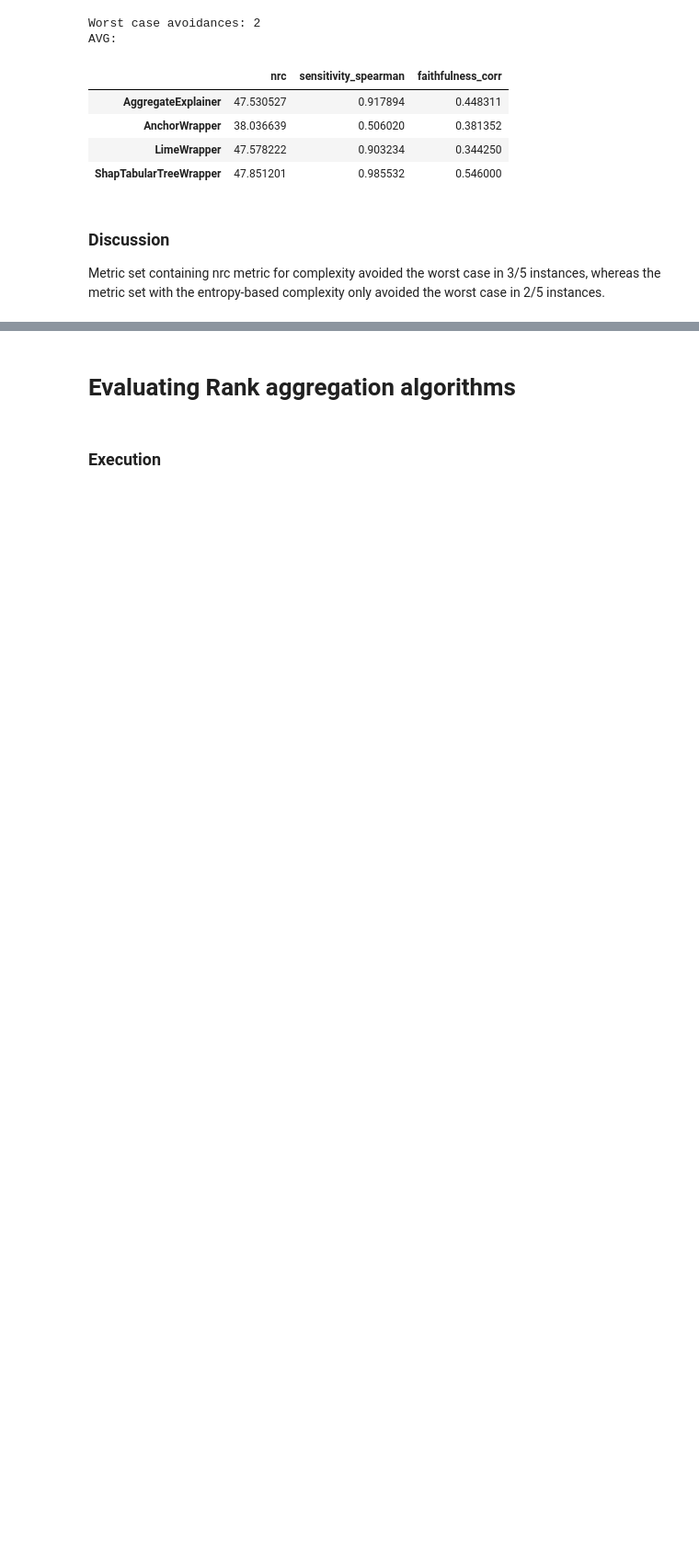
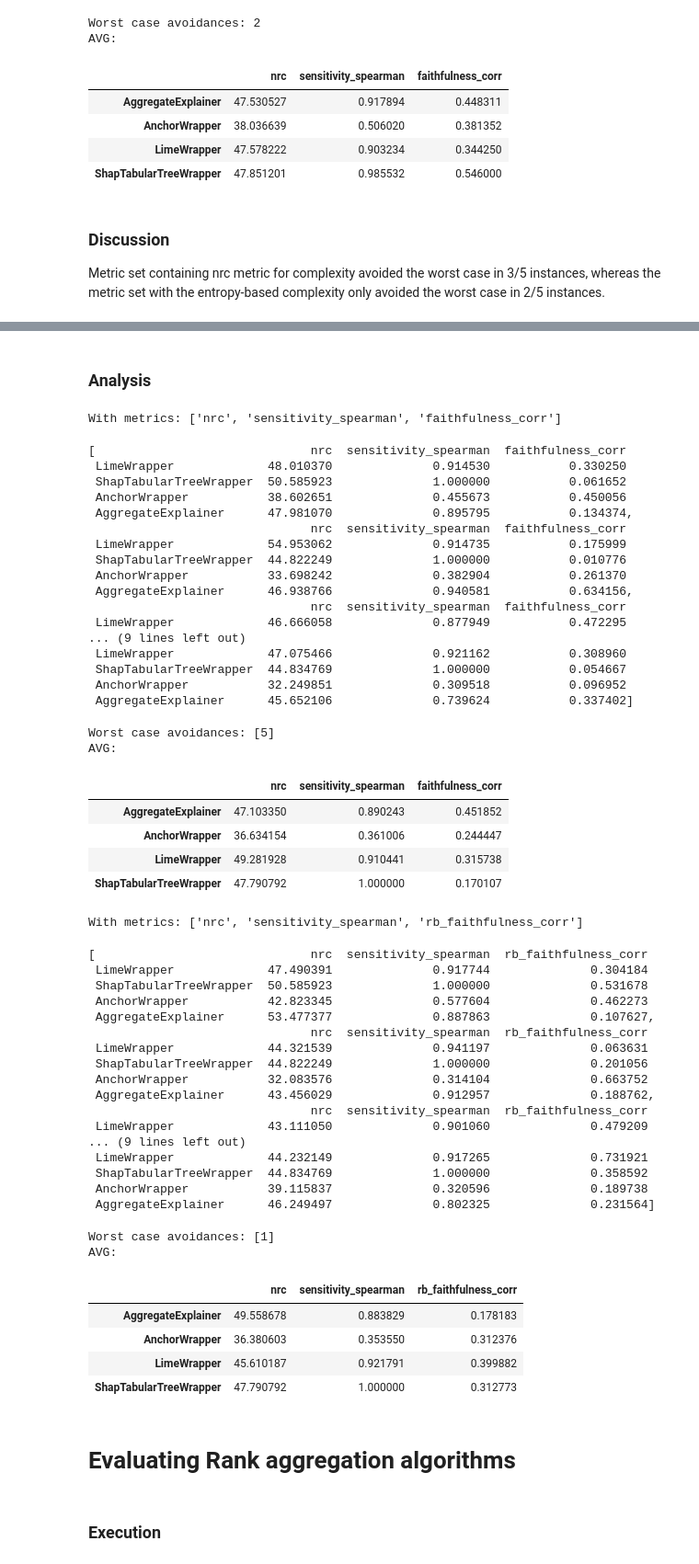
Before and after one commit to hiaac-finance/xai_aggregation, a Jupyter notebook: experiments/EXP_taiwan_dataset.ipynb, the cells around one changed output, grey strips where cells are left out. Shown at 92% size. Saved outputs shown, nothing was run; the diff lists cells and outputs as text; code cells hidden in the pictures; blank space fills up the shorter version.

```diff
--- a/experiments/EXP_taiwan_dataset.ipynb
+++ b/experiments/EXP_taiwan_dataset.ipynb
@@ -302,0 +306,15 @@ Metric set containing nrc metric for complexity avoided the worst case in 3/5 in
+# %%
+results, metadata = evaluate_aggregate_explainer(
+    clf, X_train, X_test, categorical_features,
+    metrics_sets=[
+        ['nrc', 'sensitivity_spearman', 'faithfulness_corr'],
+        ['nrc', 'sensitivity_spearman', 'rb_faithfulness_corr']
+    ],
+    n_instances=5,
+    mp_jobs=5
+)
+
+metadata["description"] = "compares score and rank-based faithfulness metrics"
+
+with open('pickles/taiwan/COMPARE_score_rb_faithfulness_wsum-topsis.pkl', 'wb') as f:
+    dill.dump(ExperimentRun(metadata, results), f)
@@ -303,3 +339,67 @@ Metric set containing nrc metric for complexity avoided the worst case in 3/5 in
+# %% [markdown]
+### Analysis
+# %%
+with open('pickles/taiwan/COMPARE_score_rb_faithfulness_wsum-topsis.pkl', 'rb') as f:
+    exp = dill.load(f)
+# %%
+for i, metrics in enumerate([['nrc', 'sensitivity_spearman', 'faithfulness_corr'],
+                             ['nrc', 'sensitivity_spearman', 'rb_faithfulness_corr']]):
+    print(f"With metrics: {metrics}\n")
+    display(exp.results[i])
+    print(f"Worst case avoidances: {count_worst_case_avoidances(exp.results[i], [False, True, True])}")
+    print("AVG:")
+    display(get_expconfig_mean_results(exp, i))
+# %% [output]
+With metrics: ['nrc', 'sensitivity_spearman', 'faithfulness_corr']
+[                              nrc  sensitivity_spearman  faithfulness_corr
+ LimeWrapper             48.010370              0.914530           0.330250
+ ShapTabularTreeWrapper  50.585923              1.000000           0.061652
+ AnchorWrapper           38.602651              0.455673           0.450056
+ AggregateExplainer      47.981070              0.895795           0.134374,
+                               nrc  sensitivity_spearman  faithfulness_corr
+ LimeWrapper             54.953062              0.914735           0.175999
+ ShapTabularTreeWrapper  44.822249              1.000000           0.010776
+ AnchorWrapper           33.698242              0.382904           0.261370
+ AggregateExplainer      46.938766              0.940581           0.634156,
+                               nrc  sensitivity_spearman  faithfulness_corr
+ LimeWrapper             46.666058              0.877949           0.472295
+... (9 lines left out)
+ LimeWrapper             47.075466              0.921162           0.308960
+ ShapTabularTreeWrapper  44.834769              1.000000           0.054667
+ AnchorWrapper           32.249851              0.309518           0.096952
+ AggregateExplainer      45.652106              0.739624           0.337402]
+Worst case avoidances: [5]
+AVG:
+|  | nrc | sensitivity_spearman | faithfulness_corr |
+| AggregateExplainer | 47.103350 | 0.890243 | 0.451852 |
+| AnchorWrapper | 36.634154 | 0.361006 | 0.244447 |
+| LimeWrapper | 49.281928 | 0.910441 | 0.315738 |
+| ShapTabularTreeWrapper | 47.790792 | 1.000000 | 0.170107 |
+With metrics: ['nrc', 'sensitivity_spearman', 'rb_faithfulness_corr']
+[                              nrc  sensitivity_spearman  rb_faithfulness_corr
+ LimeWrapper             47.490391              0.917744              0.304184
+ ShapTabularTreeWrapper  50.585923              1.000000              0.531678
+ AnchorWrapper           42.823345              0.577604              0.462273
+ AggregateExplainer      53.477377              0.887863              0.107627,
+                               nrc  sensitivity_spearman  rb_faithfulness_corr
+ LimeWrapper             44.321539              0.941197              0.063631
+ ShapTabularTreeWrapper  44.822249              1.000000              0.201056
+ AnchorWrapper           32.083576              0.314104              0.663752
+ AggregateExplainer      43.456029              0.912957              0.188762,
+                               nrc  sensitivity_spearman  rb_faithfulness_corr
+ LimeWrapper             43.111050              0.901060              0.479209
+... (9 lines left out)
+ LimeWrapper             44.232149              0.917265              0.731921
+ ShapTabularTreeWrapper  44.834769              1.000000              0.358592
+ AnchorWrapper           39.115837              0.320596              0.189738
+ AggregateExplainer      46.249497              0.802325              0.231564]
+Worst case avoidances: [1]
+AVG:
+|  | nrc | sensitivity_spearman | rb_faithfulness_corr |
+| AggregateExplainer | 49.558678 | 0.883829 | 0.178183 |
+| AnchorWrapper | 36.380603 | 0.353550 | 0.312376 |
+| LimeWrapper | 45.610187 | 0.921791 | 0.399882 |
+| ShapTabularTreeWrapper | 47.790792 | 1.000000 | 0.312773 |
 # %% [markdown]
 # Evaluating Rank aggregation algorithms
 # %% [markdown]
```
Also changed, not shown: parts of 3 cells of this notebook, 3 other files.
